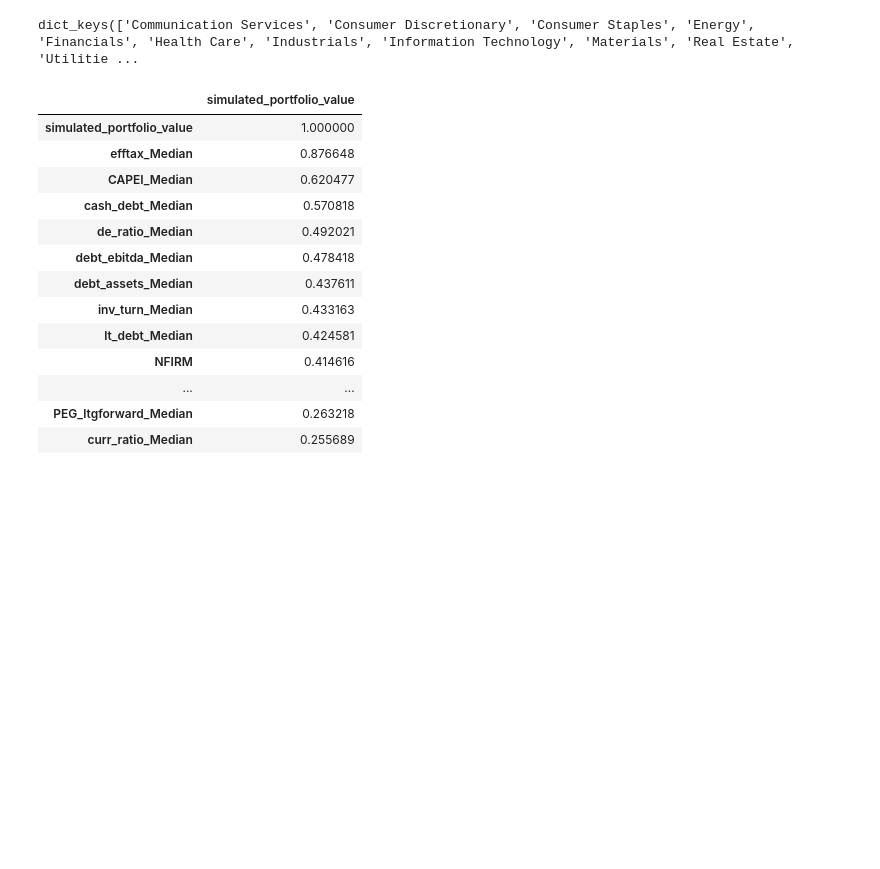
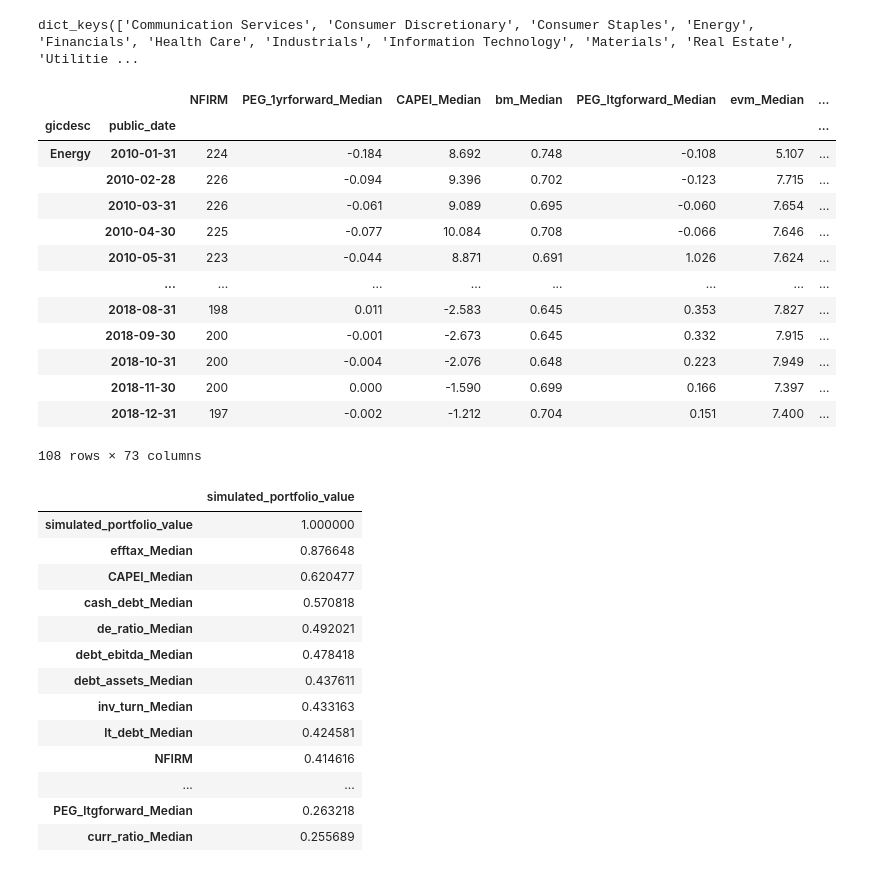
Before and after one commit to Marcello1099/uva-msc-ds-thesis, a Jupyter notebook: non-stationary.ipynb, the cells around one changed output. Drawn from its saved outputs; the diff is of its cells as text; code cells hidden in the pictures; blank space fills up the shorter version.

```diff
--- a/non-stationary.ipynb
+++ b/non-stationary.ipynb
@@ -68,6 +68,23 @@ dict_keys(['Communication Services', 'Consumer Discretionary', 'Consumer Staples
 # %%
 train_df = sector_dict['Energy']['train'].copy()
 test_df = sector_dict['Energy']['test'].copy()
+# %%
+train_df
+# %% [output]
+|  |  | NFIRM | PEG_1yrforward_Median | CAPEI_Median | bm_Median | PEG_ltgforward_Median | evm_Median | ... |
+| gicdesc | public_date |  |  |  |  |  |  | ... |
+| Energy | 2010-01-31 | 224 | -0.184 | 8.692 | 0.748 | -0.108 | 5.107 | ... |
+|  | 2010-02-28 | 226 | -0.094 | 9.396 | 0.702 | -0.123 | 7.715 | ... |
+|  | 2010-03-31 | 226 | -0.061 | 9.089 | 0.695 | -0.060 | 7.654 | ... |
+|  | 2010-04-30 | 225 | -0.077 | 10.084 | 0.708 | -0.066 | 7.646 | ... |
+|  | 2010-05-31 | 223 | -0.044 | 8.871 | 0.691 | 1.026 | 7.624 | ... |
+|  | ... | ... | ... | ... | ... | ... | ... | ... |
+|  | 2018-08-31 | 198 | 0.011 | -2.583 | 0.645 | 0.353 | 7.827 | ... |
+|  | 2018-09-30 | 200 | -0.001 | -2.673 | 0.645 | 0.332 | 7.915 | ... |
+|  | 2018-10-31 | 200 | -0.004 | -2.076 | 0.648 | 0.223 | 7.949 | ... |
+|  | 2018-11-30 | 200 | 0.000 | -1.590 | 0.699 | 0.166 | 7.397 | ... |
+|  | 2018-12-31 | 197 | -0.002 | -1.212 | 0.704 | 0.151 | 7.400 | ... |
+108 rows × 73 columns
 # %%
 corr_all = train_df.corr()[target_columns]
 corr_df = corr_all[target_columns].abs().sort_values(by=target_columns, ascending=False)
```
Also changed, not shown: parts of 3 cells of this notebook, 1 other file.
